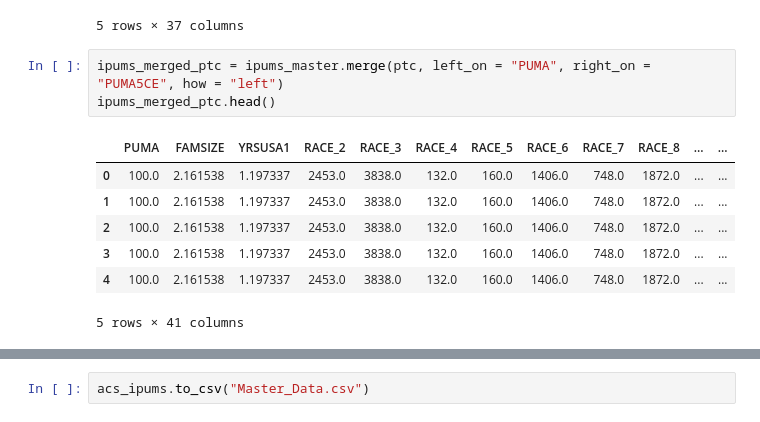
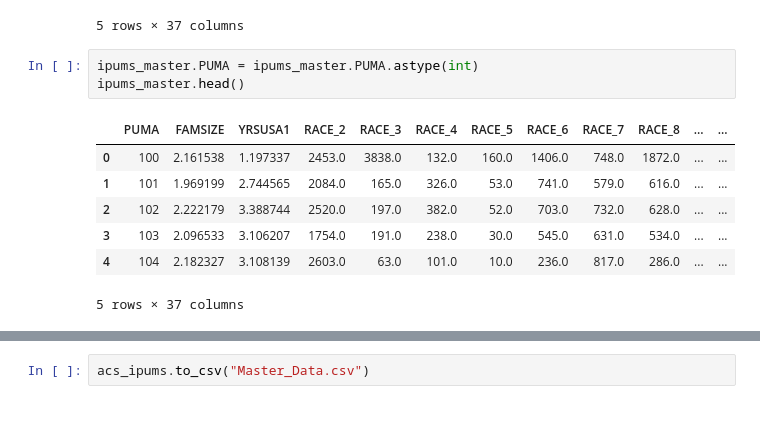
Before and after one commit to kmm2204/w209_final_project, a Jupyter notebook: Pipeline.ipynb, the cells around one changed output, grey strips where cells are left out. Cells and saved outputs as stored; diff of their text form.

```diff
--- a/Pipeline.ipynb
+++ b/Pipeline.ipynb
@@ -166,14 +166,14 @@ ipums_master.head()
 | 3 | 103.0 | 2.096533 | 3.106207 | 1754.0 | 191.0 | 238.0 | 30.0 | 545.0 | 631.0 | 534.0 | ... | ... |
 | 4 | 104.0 | 2.182327 | 3.108139 | 2603.0 | 63.0 | 101.0 | 10.0 | 236.0 | 817.0 | 286.0 | ... | ... |
 5 rows × 37 columns
-# %%
-ipums_merged_ptc = ipums_master.merge(ptc, left_on = "PUMA", right_on = "PUMA5CE", how = "left")
-ipums_merged_ptc.head()
-# %% [output]
-|  | PUMA | FAMSIZE | YRSUSA1 | RACE_2 | RACE_3 | RACE_4 | RACE_5 | RACE_6 | RACE_7 | RACE_8 | ... | ... |
-| 0 | 100.0 | 2.161538 | 1.197337 | 2453.0 | 3838.0 | 132.0 | 160.0 | 1406.0 | 748.0 | 1872.0 | ... | ... |
-| 1 | 100.0 | 2.161538 | 1.197337 | 2453.0 | 3838.0 | 132.0 | 160.0 | 1406.0 | 748.0 | 1872.0 | ... | ... |
-| 2 | 100.0 | 2.161538 | 1.197337 | 2453.0 | 3838.0 | 132.0 | 160.0 | 1406.0 | 748.0 | 1872.0 | ... | ... |
-| 3 | 100.0 | 2.161538 | 1.197337 | 2453.0 | 3838.0 | 132.0 | 160.0 | 1406.0 | 748.0 | 1872.0 | ... | ... |
-| 4 | 100.0 | 2.161538 | 1.197337 | 2453.0 | 3838.0 | 132.0 | 160.0 | 1406.0 | 748.0 | 1872.0 | ... | ... |
-5 rows × 41 columns
+# %%
+ipums_master.PUMA = ipums_master.PUMA.astype(int)
+ipums_master.head()
+# %% [output]
+|  | PUMA | FAMSIZE | YRSUSA1 | RACE_2 | RACE_3 | RACE_4 | RACE_5 | RACE_6 | RACE_7 | RACE_8 | ... | ... |
+| 0 | 100 | 2.161538 | 1.197337 | 2453.0 | 3838.0 | 132.0 | 160.0 | 1406.0 | 748.0 | 1872.0 | ... | ... |
+| 1 | 101 | 1.969199 | 2.744565 | 2084.0 | 165.0 | 326.0 | 53.0 | 741.0 | 579.0 | 616.0 | ... | ... |
+| 2 | 102 | 2.222179 | 3.388744 | 2520.0 | 197.0 | 382.0 | 52.0 | 703.0 | 732.0 | 628.0 | ... | ... |
+| 3 | 103 | 2.096533 | 3.106207 | 1754.0 | 191.0 | 238.0 | 30.0 | 545.0 | 631.0 | 534.0 | ... | ... |
+| 4 | 104 | 2.182327 | 3.108139 | 2603.0 | 63.0 | 101.0 | 10.0 | 236.0 | 817.0 | 286.0 | ... | ... |
+5 rows × 37 columns
```
Also changed, not shown: parts of 10 cells of this notebook, 5 other files.
